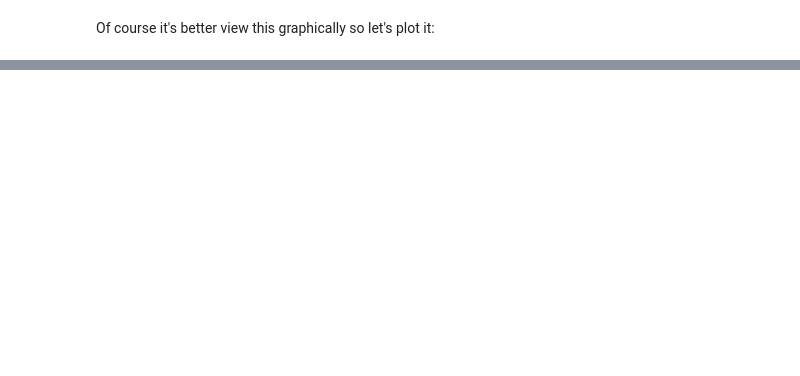
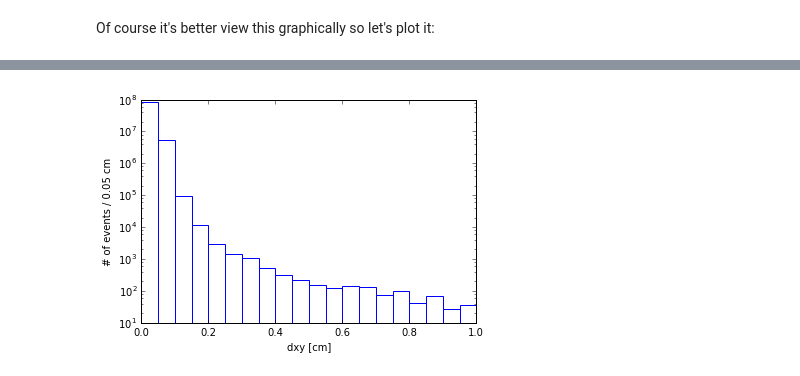
Before and after one commit to tpmccauley/cmsopendata-jupyter, a Jupyter notebook: Wmunu.ipynb, the cells around one changed output, grey strips where cells are left out. Saved outputs shown, nothing was run; the diff lists cells and outputs as text; code cells hidden in the pictures; blank space fills up the shorter version.

```diff
--- a/Wmunu.ipynb
+++ b/Wmunu.ipynb
@@ -72,0 +90,15 @@ len(transverse_mass)
+# %%
+nbins = 20
+weights = [nbins/np.log(10)/dxy for dxy in df['dxy']]
+dxy_hist = np.histogram(df['dxy'], bins=nbins, weights=weights, range=(0,1))
+
+hist, bins = dxy_hist
+width = 1.0*(bins[1] - bins[0])
+center = (bins[:-1] + bins[1:]) / 2
+plt.bar(center, hist, align='center', width=width, color='w', linewidth=1, edgecolor='b')
+plt.xlabel('dxy [cm]')
+plt.ylabel('# of events / 0.05 cm')
+plt.yscale('log')
+plt.show()
+# %% [output]
+[figure, added]
```
Also changed, not shown: parts of 16 cells of this notebook, 4 other files.
